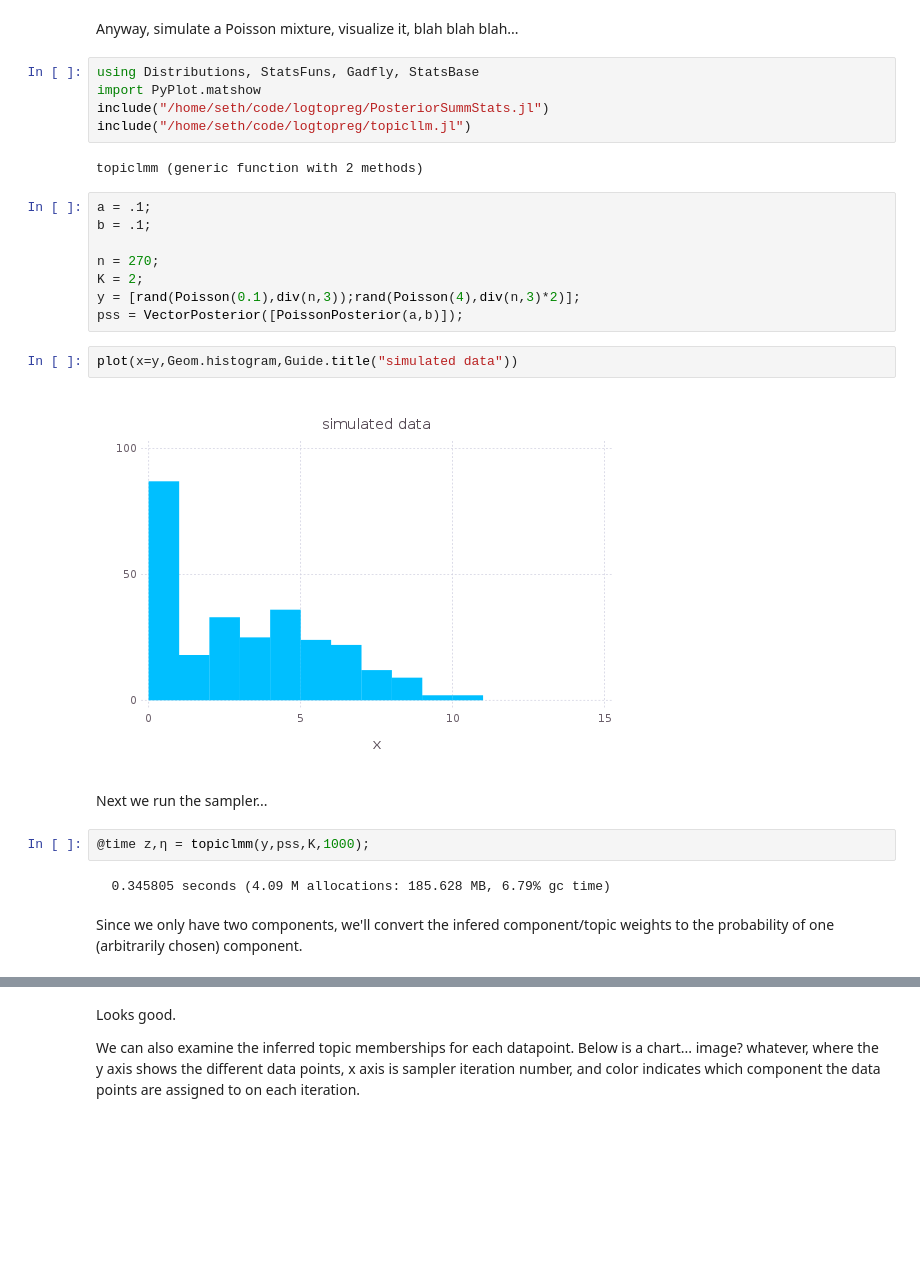
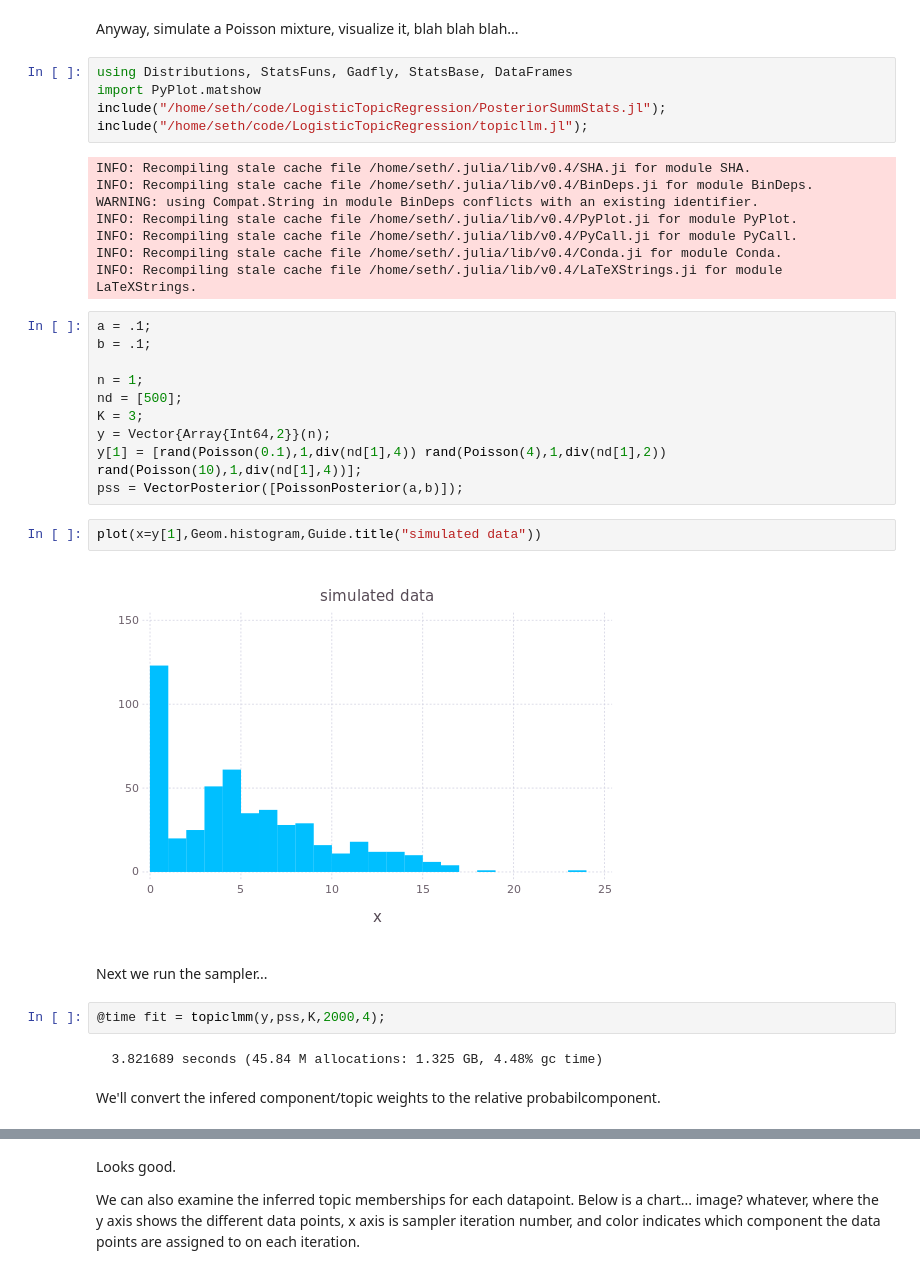
Before and after one commit to thewart/LogisticTopicRegression, a Jupyter notebook: Notebooks/SimpleMixture.ipynb, the cells around one changed output, grey strips where cells are left out. Saved outputs shown, nothing was run; the diff lists cells and outputs as text; blank space fills up the shorter version.

Commit message:
Bug fixes, posterior sim, stress test nb

```diff
--- a/Notebooks/SimpleMixture.ipynb
+++ b/Notebooks/SimpleMixture.ipynb
@@ -7,29 +7,37 @@ Note that here I am adopting a slightly different strategy for inferring the mix
 # %% [markdown]
 Anyway, simulate a Poisson mixture, visualize it, blah blah blah...
 # %%
-using Distributions, StatsFuns, Gadfly, StatsBase
+using Distributions, StatsFuns, Gadfly, StatsBase, DataFrames
 import PyPlot.matshow
-include("/home/seth/code/logtopreg/PosteriorSummStats.jl")
-include("/home/seth/code/logtopreg/topicllm.jl")
+include("/home/seth/code/LogisticTopicRegression/PosteriorSummStats.jl");
+include("/home/seth/code/LogisticTopicRegression/topicllm.jl");
 # %% [output]
-topiclmm (generic function with 2 methods)
+INFO: Recompiling stale cache file /home/seth/.julia/lib/v0.4/SHA.ji for module SHA.
+INFO: Recompiling stale cache file /home/seth/.julia/lib/v0.4/BinDeps.ji for module BinDeps.
+WARNING: using Compat.String in module BinDeps conflicts with an existing identifier.
+INFO: Recompiling stale cache file /home/seth/.julia/lib/v0.4/PyPlot.ji for module PyPlot.
+INFO: Recompiling stale cache file /home/seth/.julia/lib/v0.4/PyCall.ji for module PyCall.
+INFO: Recompiling stale cache file /home/seth/.julia/lib/v0.4/Conda.ji for module Conda.
+INFO: Recompiling stale cache file /home/seth/.julia/lib/v0.4/LaTeXStrings.ji for module LaTeXStrings.
 # %%
 a = .1;
 b = .1;
 
-n = 270;
-K = 2;
-y = [rand(Poisson(0.1),div(n,3));rand(Poisson(4),div(n,3)*2)];
+n = 1;
+nd = [500];
+K = 3;
+y = Vector{Array{Int64,2}}(n);
+y[1] = [rand(Poisson(0.1),1,div(nd[1],4)) rand(Poisson(4),1,div(nd[1],2)) rand(Poisson(10),1,div(nd[1],4))];
 pss = VectorPosterior([PoissonPosterior(a,b)]);
 # %%
-plot(x=y,Geom.histogram,Guide.title("simulated data"))
+plot(x=y[1],Geom.histogram,Guide.title("simulated data"))
 # %% [output]
-[figure, old version]
+[figure, new version]
 # %% [markdown]
 Next we run the sampler...
 # %%
-@time z,η = topiclmm(y,pss,K,1000);
+@time fit = topiclmm(y,pss,K,2000,4);
 # %% [output]
-  0.345805 seconds (4.09 M allocations: 185.628 MB, 6.79% gc time)
+  3.821689 seconds (45.84 M allocations: 1.325 GB, 4.48% gc time)
 # %% [markdown]
-Since we only have two components, we'll convert the infered component/topic weights to the probability of one (arbitrarily chosen) component.
+We'll convert the infered component/topic weights to the relative probabilcomponent.
```
Also changed, not shown: parts of 5 cells of this notebook, 5 other files.
